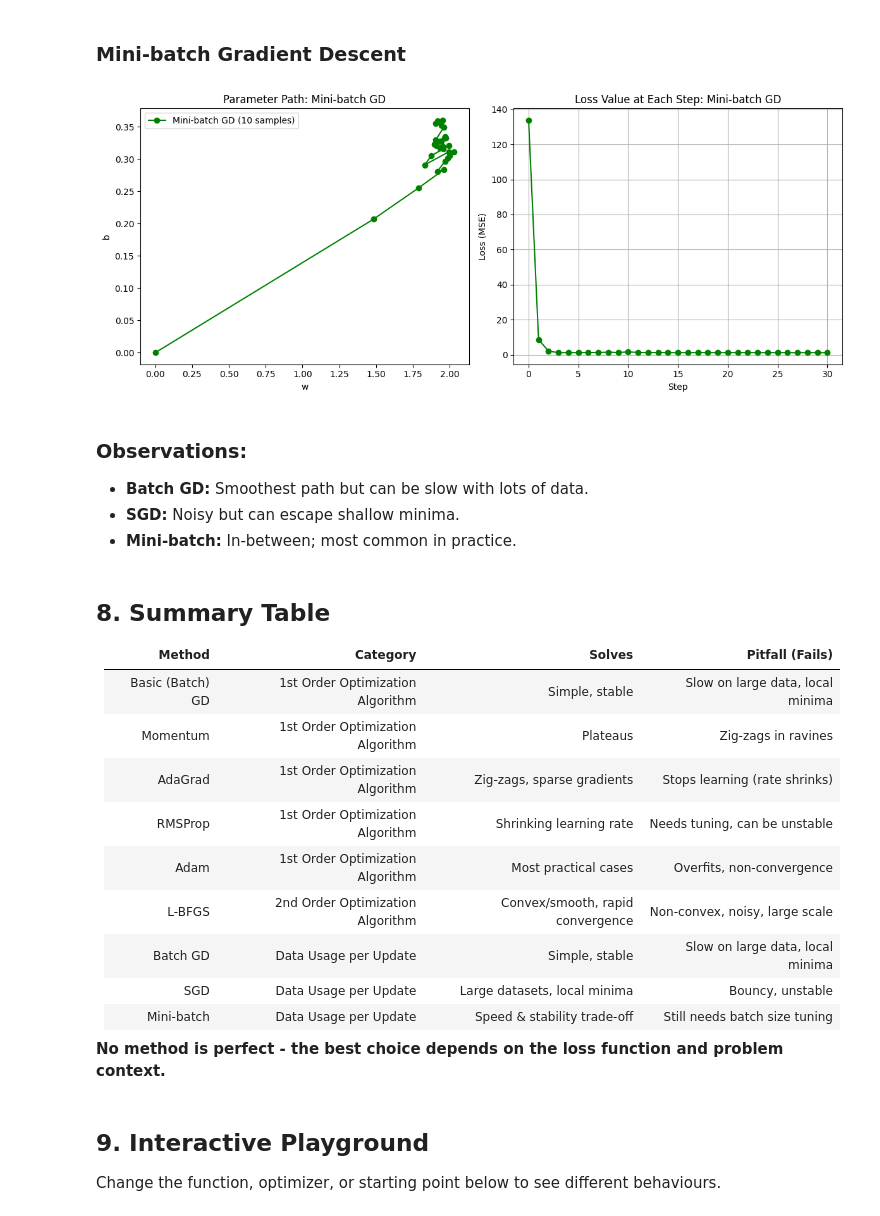
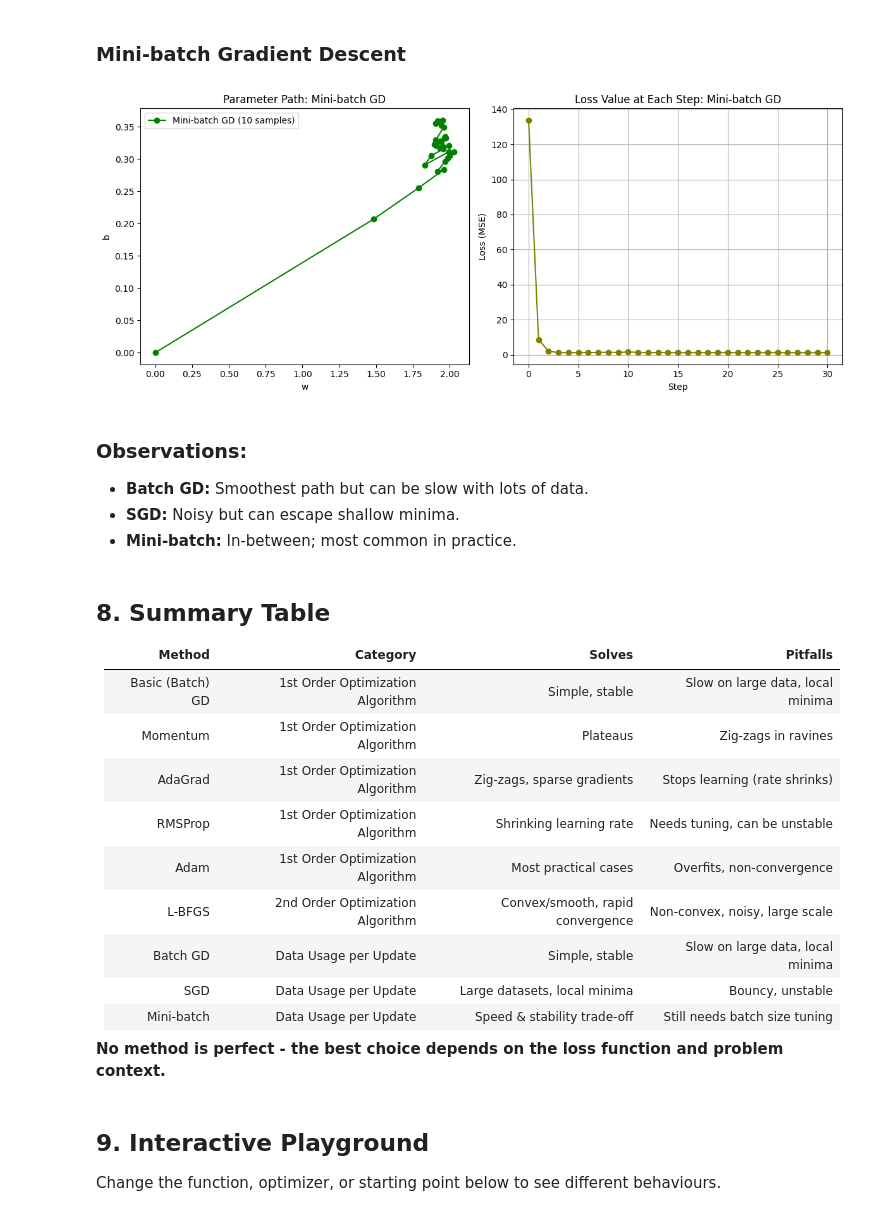
Before and after one commit to cnguyen-uk/Data-Science-Notes, a Jupyter notebook: Gradient Descent - Algorithms, Pitfalls, and Practical Insights.ipynb, the cells around one changed output. Drawn from its saved outputs; the diff is of its cells as text; code cells hidden in the pictures.

```diff
--- a/Gradient Descent - Algorithms, Pitfalls, and Practical Insights.ipynb
+++ b/Gradient Descent - Algorithms, Pitfalls, and Practical Insights.ipynb
@@ -891,36 +891,36 @@ plt.show()
 batch_size = 10
 eta = 0.01
 
 # Gradient descent run
 def minibatch_update(w, b):
     idx = np.random.choice(len(X_data), batch_size, replace=False)
     X_mb, Y_mb = X_data[idx], Y_data[idx]
     grad_w, grad_b = mse_grad(w, b, X_mb, Y_mb)
     return w - eta*grad_w, b - eta*grad_b
 
 minibatch_hist, minibatch_losses = run_optimizer(minibatch_update, x_0, y_0, steps, X_data, Y_data, mse_loss)
 
 # Gradient descent path plots
 fig, axs = plt.subplots(1, 2, figsize=(12, 5))
 
 # Parameter path subplot
-axs[0].plot(minibatch_hist[:, 0], minibatch_hist[:, 1], 'go-', label="Mini-batch GD (10 samples)")
+axs[0].plot(minibatch_hist[:, 0], minibatch_hist[:, 1], "go-", label="Mini-batch GD (10 samples)")
 axs[0].set_xlabel("w")
 axs[0].set_ylabel("b")
 axs[0].set_title("Parameter Path: Mini-batch GD")
 axs[0].legend()
 
 # Loss per step subplot
-axs[1].plot(minibatch_losses, 'o-', color='green')
+axs[1].plot(minibatch_losses, "o-", color="olive")
 axs[1].set_xlabel("Step")
 axs[1].set_ylabel("Loss (MSE)")
 axs[1].set_title("Loss Value at Each Step: Mini-batch GD")
 axs[1].grid()
 
 plt.tight_layout()
 plt.show()
 # %% [output]
-[figure, old version]
+[figure, new version]
 # %% [markdown]
 ### Observations:
 - **Batch GD:** Smoothest path but can be slow with lots of data.
@@ -929,9 +929,9 @@ plt.show()
 # %% [markdown]
 ## 8. Summary Table
 
-| Method           | Category                         | Solves                           | Pitfall (Fails)                    |
+| Method           | Category                         | Solves                           | Pitfalls                           |
 |------------------|----------------------------------|----------------------------------|------------------------------------|
-| Basic (Batch) GD | 1st Order Optimization Algorithm                              | Simple, stable                   | Slow on large data, local minima   |
+| Basic (Batch) GD | 1st Order Optimization Algorithm | Simple, stable                   | Slow on large data, local minima   |
 | Momentum         | 1st Order Optimization Algorithm | Plateaus                         | Zig-zags in ravines                |
 | AdaGrad          | 1st Order Optimization Algorithm | Zig-zags, sparse gradients       | Stops learning (rate shrinks)      |
 | RMSProp          | 1st Order Optimization Algorithm | Shrinking learning rate          | Needs tuning, can be unstable      |
```
Also changed, not shown: parts of 20 cells of this notebook.
